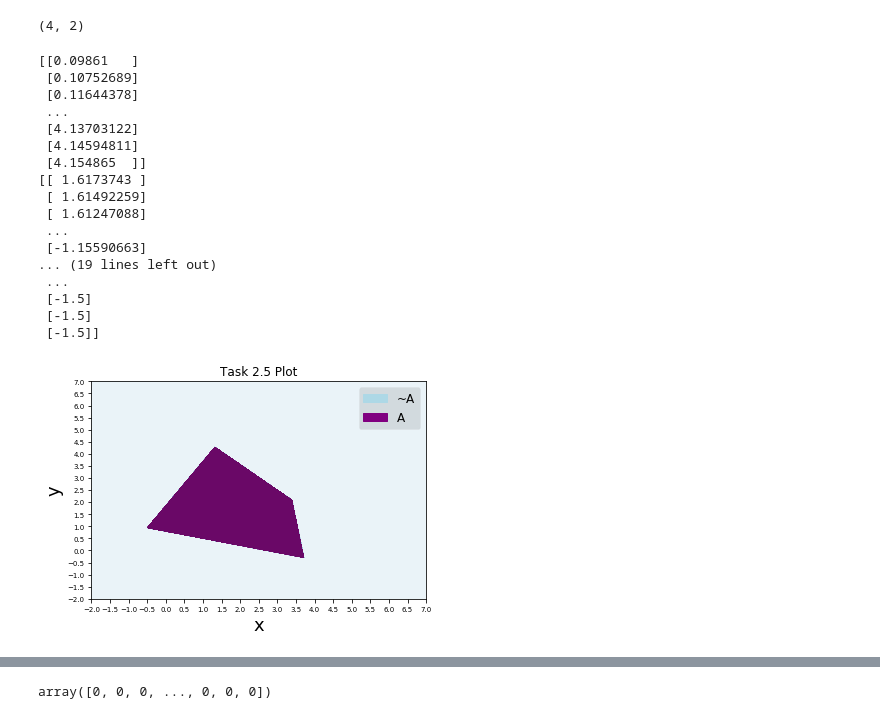
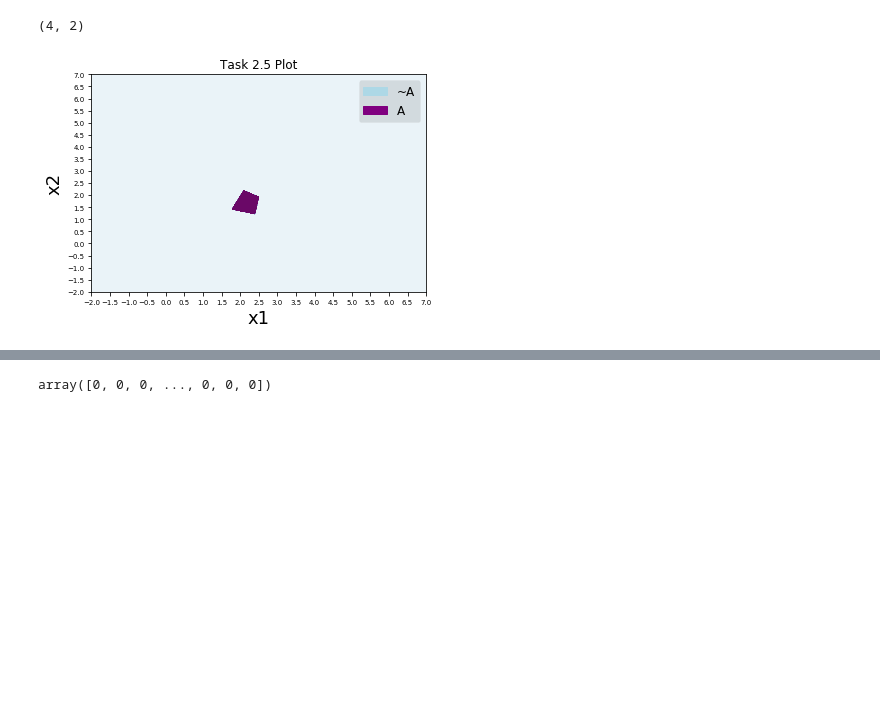
Before and after one commit to apurvmishra99/inf2b, a Jupyter notebook: task2_explore.ipynb, the cells around one changed output, grey strips where cells are left out. Drawn from its saved outputs; the diff is of its cells as text; code cells hidden in the pictures; blank space fills up the shorter version.

```diff
--- a/task2_explore.ipynb
+++ b/task2_explore.ipynb
@@ -99,10 +99,10 @@ def task2_hNN_A(X):
 
 
     # Weights for first layer
-#     W1 = w1.reshape((3,1))
-#     W2 = w2.reshape((3,1))
-#     W3 = w3.reshape((3,1))
-#     W4 = w4.reshape((3,1))
+    W1 = w1.reshape((3,1))
+    W2 = w2.reshape((3,1))
+    W3 = w3.reshape((3,1))
+    W4 = w4.reshape((3,1))
 
 #     W1 = w5.reshape((3,1))
 #     W2 = w6.reshape((3,1))
@@ -149,48 +149,32 @@ import matplotlib.patches as mpatches
 # %%
 # Generate points between 0 and 10 to classify
 x_points = np.linspace(-2,7, 1000)
 y_points = np.linspace(-2,7,1000)
 xx, yy = np.meshgrid(x_points, y_points)
 gridX = np.vstack((xx.ravel(), yy.ravel()))
 
 
 # Classify the points and reshape the result to fit the plot function
 data = task2_hNN_A(gridX.T)
 data = data.reshape((x_points.shape[0], y_points.shape[0]))
 # Setup the plot title and axis
 plt.title('Task 2.5 Plot')
 plt.xticks(np.arange(-2, 12, 0.5), fontsize=7)
 plt.yticks(np.arange(-2, 12, 0.5),fontsize=7)
-plt.xlabel('x', fontsize=18)
-plt.ylabel('y', fontsize=18)
+plt.xlabel('x1', fontsize=18)
+plt.ylabel('x2', fontsize=18)
 
 # Setup legend
 
 blue_patch_legend = mpatches.Patch(color='lightblue', label='~A')
 purple_patch_legend = mpatches.Patch(color='purple', label='A')
 plt.legend(loc='best', fancybox=True, framealpha=0.1, handles=[blue_patch_legend, purple_patch_legend], facecolor='black', fontsize=12)
 
 # Plot data and show result
 plt.contourf(xx, yy, data, cmap=cm.BuPu)
+plt.savefig('t2_regions_hNN_A.pdf')
 plt.show()
 # %% [output]
-[[0.09861   ]
- [0.10752689]
- [0.11644378]
- ...
- [4.13703122]
- [4.14594811]
- [4.154865  ]]
-[[ 1.6173743 ]
- [ 1.61492259]
- [ 1.61247088]
- ...
- [-1.15590663]
-... (19 lines left out)
- ...
- [-1.5]
- [-1.5]
- [-1.5]]
-[figure, old version]
+[figure, new version]
 # %%
 from matplotlib import path
```
Also changed, not shown: parts of 16 cells of this notebook.
